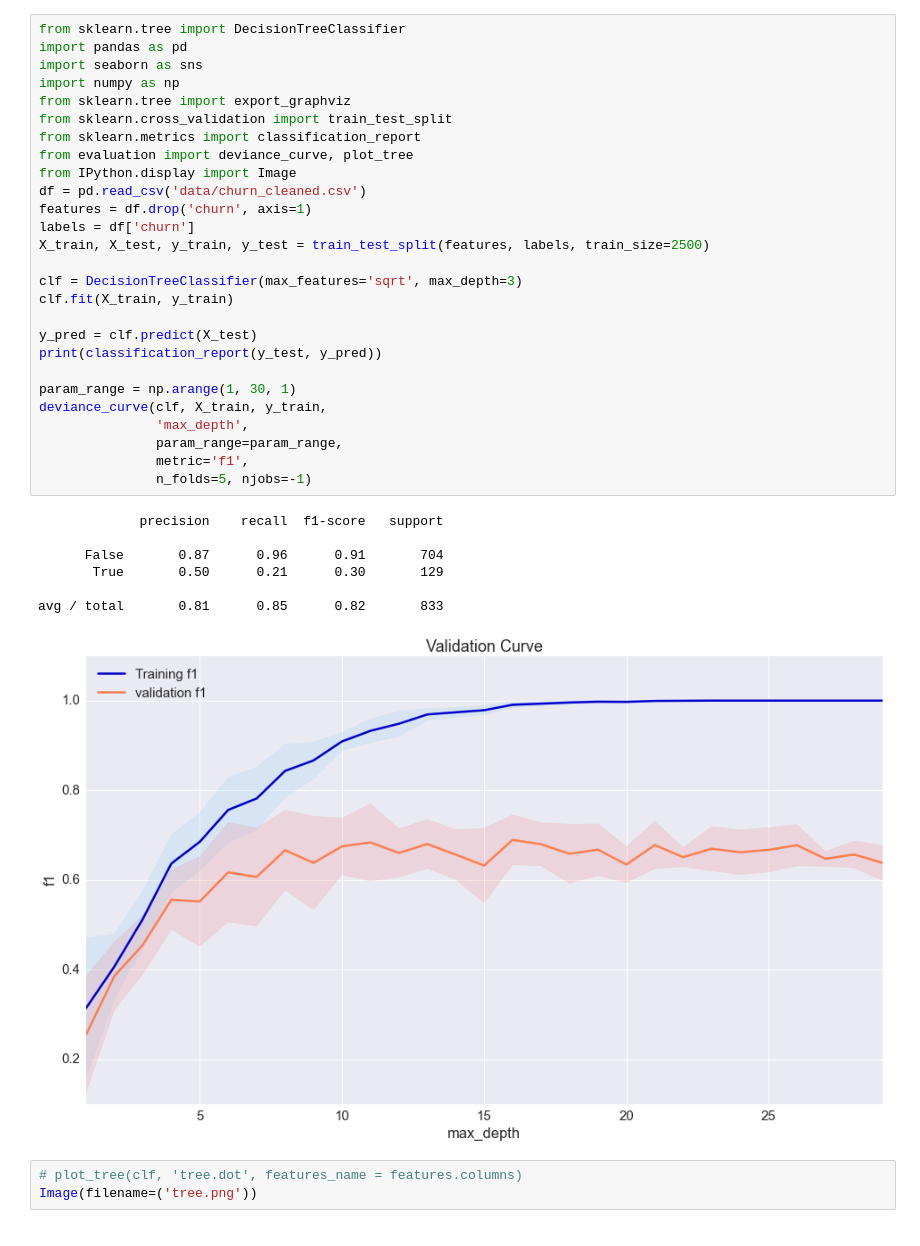
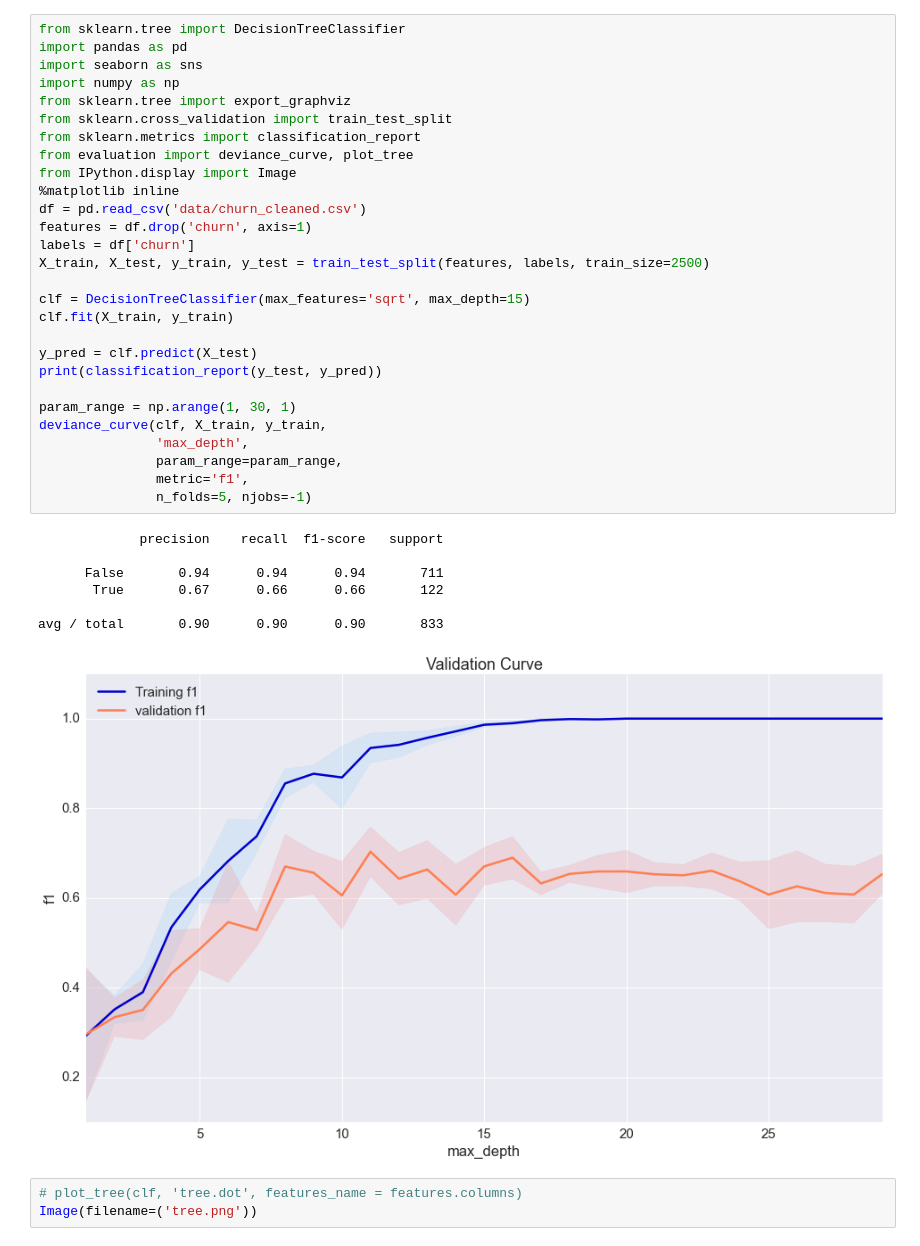
Before and after one commit to khoile0689/churn_telecom, a Jupyter notebook: Decision trees.ipynb, the cells around one changed output. Saved outputs shown, nothing was run; the diff lists cells and outputs as text.

```diff
--- a/Decision trees.ipynb
+++ b/Decision trees.ipynb
@@ -1,38 +3,39 @@
 # %%
 from sklearn.tree import DecisionTreeClassifier
 import pandas as pd
 import seaborn as sns
 import numpy as np
 from sklearn.tree import export_graphviz
 from sklearn.cross_validation import train_test_split
 from sklearn.metrics import classification_report
 from evaluation import deviance_curve, plot_tree
 from IPython.display import Image
+%matplotlib inline
 df = pd.read_csv('data/churn_cleaned.csv')
 features = df.drop('churn', axis=1)
 labels = df['churn']
 X_train, X_test, y_train, y_test = train_test_split(features, labels, train_size=2500)
 
-clf = DecisionTreeClassifier(max_features='sqrt', max_depth=3)
+clf = DecisionTreeClassifier(max_features='sqrt', max_depth=15)
 clf.fit(X_train, y_train)
 
 y_pred = clf.predict(X_test)
 print(classification_report(y_test, y_pred))
 
 param_range = np.arange(1, 30, 1)
 deviance_curve(clf, X_train, y_train,
                'max_depth',
                param_range=param_range,
                metric='f1',
                n_folds=5, njobs=-1)
 # %% [output]
              precision    recall  f1-score   support
 
-      False       0.87      0.96      0.91       704
-       True       0.50      0.21      0.30       129
+      False       0.94      0.94      0.94       711
+       True       0.67      0.66      0.66       122
 
-avg / total       0.81      0.85      0.82       833
+avg / total       0.90      0.90      0.90       833
-[figure, old version]
+[figure, new version]
 # %%
 # plot_tree(clf, 'tree.dot', features_name = features.columns)
 Image(filename=('tree.png'))
```
Also changed, not shown: parts of 1 cell of this notebook, 4 other files.
